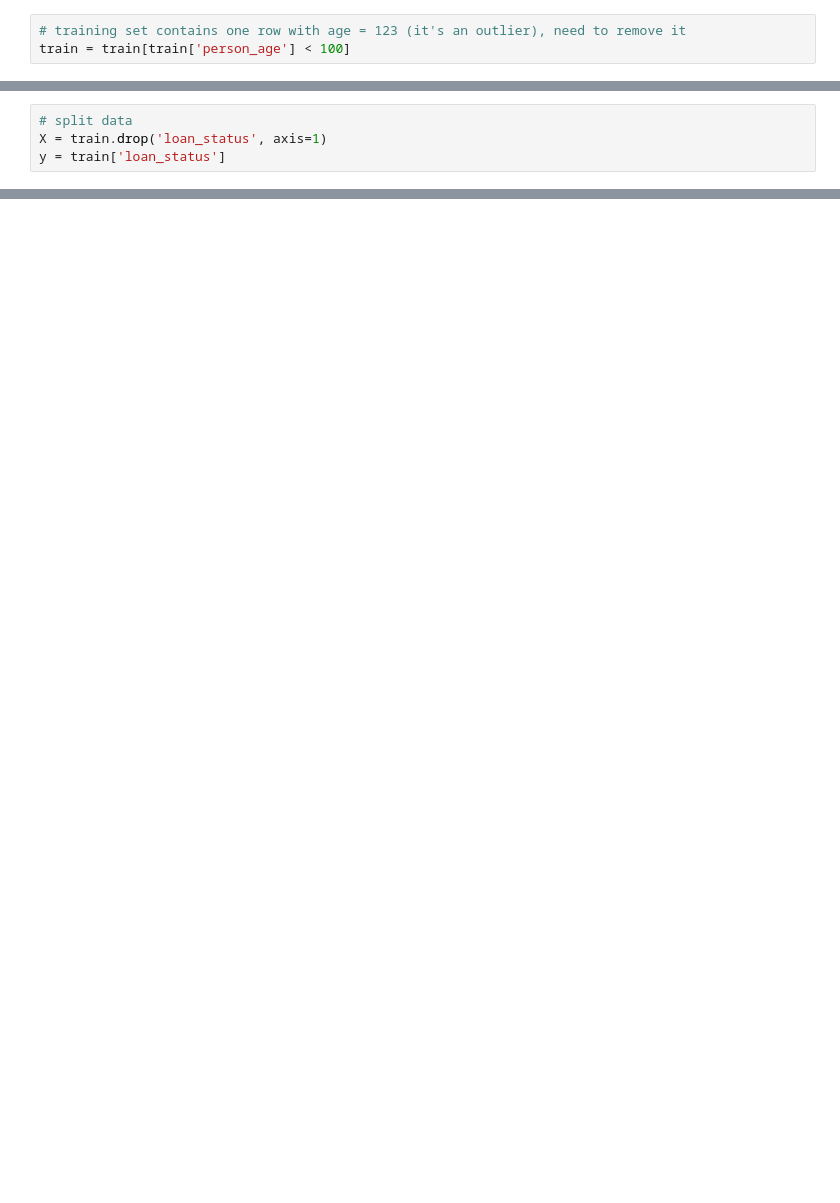
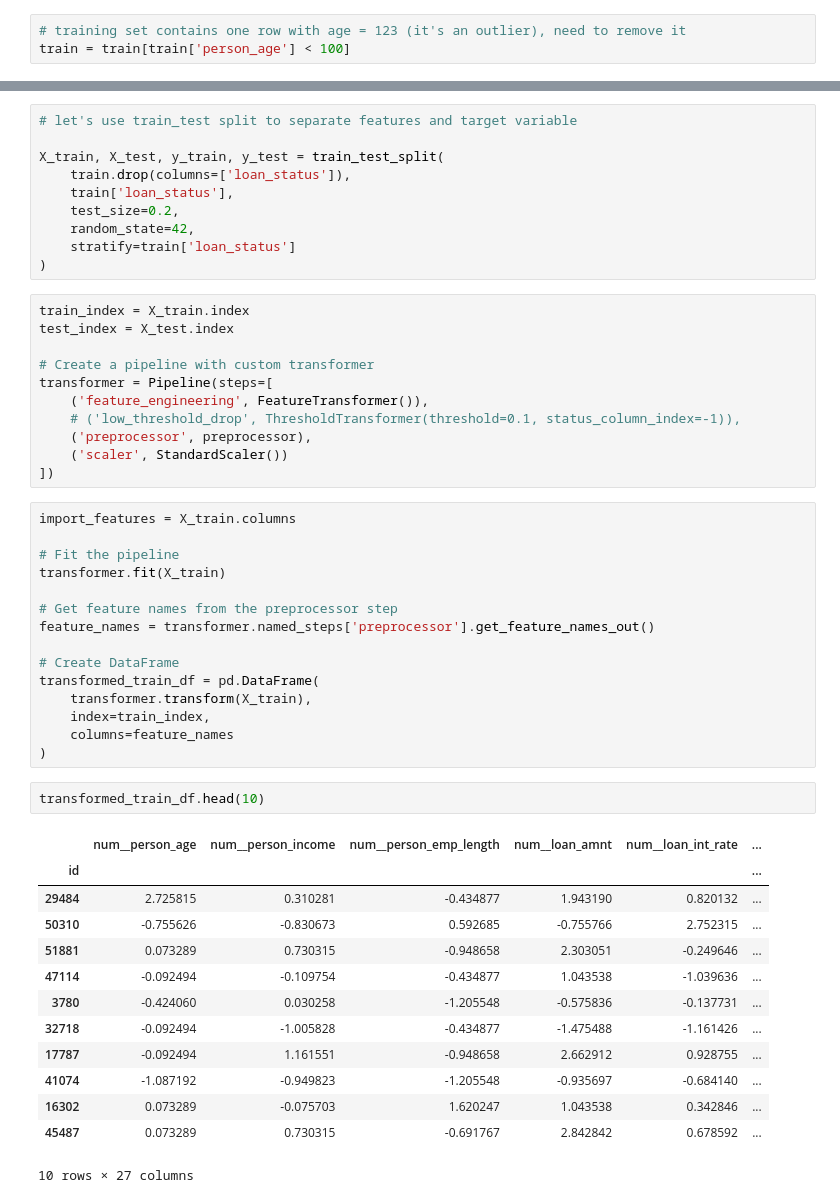
Before and after one commit to KevinShindel/MachineLearning, a Jupyter notebook: Kaggle/Challenges/Loan Approval Prediction.ipynb, the cells around one changed output, grey strips where cells are left out. Saved outputs shown, nothing was run; the diff lists cells and outputs as text; blank space fills up the shorter version.

```diff
--- a/Kaggle/Challenges/Loan Approval Prediction.ipynb
+++ b/Kaggle/Challenges/Loan Approval Prediction.ipynb
@@ -251,4 +81,0 @@ train.head(10)
-# %%
-# split data
-X = train.drop('loan_status', axis=1)
-y = train['loan_status']
@@ -340,0 +158,52 @@ print('Prediction saved to submission.csv')
+# %%
+# let's use train_test split to separate features and target variable
+
+X_train, X_test, y_train, y_test = train_test_split(
+    train.drop(columns=['loan_status']),
+    train['loan_status'],
+    test_size=0.2,
+    random_state=42,
+    stratify=train['loan_status']
+)
+# %%
+train_index = X_train.index
+test_index = X_test.index
+
+# Create a pipeline with custom transformer
+transformer = Pipeline(steps=[
+    ('feature_engineering', FeatureTransformer()),
+    # ('low_threshold_drop', ThresholdTransformer(threshold=0.1, status_column_index=-1)),
+    ('preprocessor', preprocessor),
+    ('scaler', StandardScaler())
+])
+# %%
+import_features = X_train.columns
+
+# Fit the pipeline
+transformer.fit(X_train)
+
+# Get feature names from the preprocessor step
+feature_names = transformer.named_steps['preprocessor'].get_feature_names_out()
+
+# Create DataFrame
+transformed_train_df = pd.DataFrame(
+    transformer.transform(X_train),
+    index=train_index,
+    columns=feature_names
+)
+# %%
+transformed_train_df.head(10)
+# %% [output]
+|  | num__person_age | num__person_income | num__person_emp_length | num__loan_amnt | num__loan_int_rate | ... |
+| id |  |  |  |  |  | ... |
+| 29484 | 2.725815 | 0.310281 | -0.434877 | 1.943190 | 0.820132 | ... |
+| 50310 | -0.755626 | -0.830673 | 0.592685 | -0.755766 | 2.752315 | ... |
+| 51881 | 0.073289 | 0.730315 | -0.948658 | 2.303051 | -0.249646 | ... |
+| 47114 | -0.092494 | -0.109754 | -0.434877 | 1.043538 | -1.039636 | ... |
+| 3780 | -0.424060 | 0.030258 | -1.205548 | -0.575836 | -0.137731 | ... |
+| 32718 | -0.092494 | -1.005828 | -0.434877 | -1.475488 | -1.161426 | ... |
+| 17787 | -0.092494 | 1.161551 | -0.948658 | 2.662912 | 0.928755 | ... |
+| 41074 | -1.087192 | -0.949823 | -1.205548 | -0.935697 | -0.684140 | ... |
+| 16302 | 0.073289 | -0.075703 | 1.620247 | 1.043538 | 0.342846 | ... |
+| 45487 | 0.073289 | 0.730315 | -0.691767 | 2.842842 | 0.678592 | ... |
+10 rows × 27 columns
```
Also changed, not shown: parts of 42 cells of this notebook, 18 other files.
